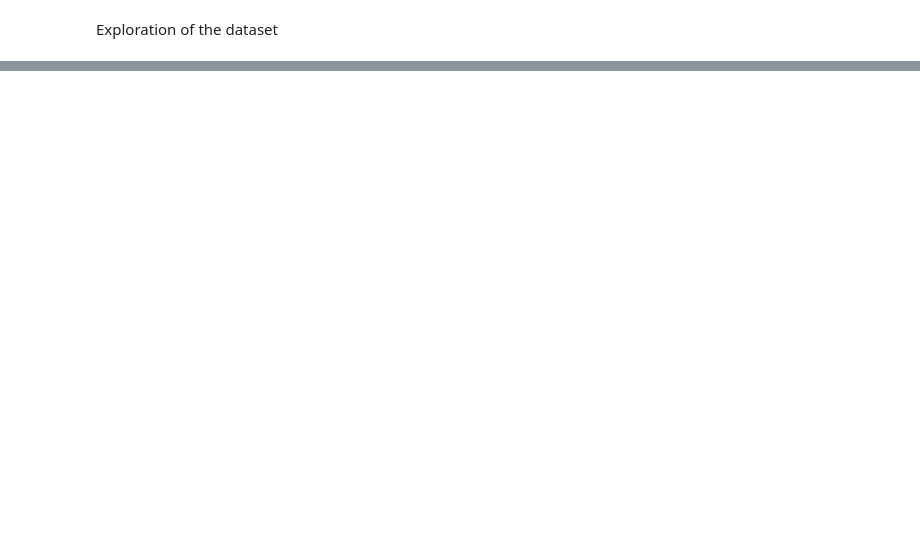
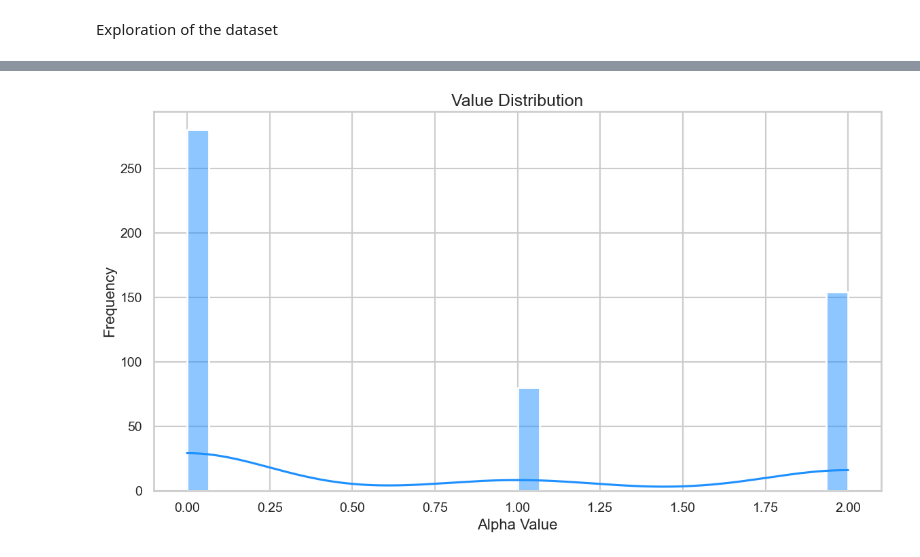
Before and after one commit to mariusBRM/Chain-of-though_UCL, a Jupyter notebook: src/context_exploration.ipynb, the cells around one changed output, grey strips where cells are left out. Cells and saved outputs as stored; diff of their text form; code cells hidden in the pictures; blank space fills up the shorter version.

```diff
--- a/src/context_exploration.ipynb
+++ b/src/context_exploration.ipynb
@@ -94,0 +517,33 @@ Exploration of the dataset
+# %%
+import matplotlib.pyplot as plt
+import seaborn as sns
+
+def plot_distribution(values, title="Value Distribution"):
+    """
+    Plot the distribution of values in a style suited for top-tier ML conferences.
+
+    Args:
+    - values (list): A list of numerical values.
+    - title (str): The title for the plot.
+
+    Returns:
+    - None
+    """
+    # Set the style for seaborn
+    sns.set_style("whitegrid")
+
+    # Set the context to "talk" for larger fonts and lines
+    sns.set_context("talk")
+
+    # Create the plot
+    plt.figure(figsize=(12, 7))
+    sns.histplot(values, kde=True, bins=30, color='dodgerblue', linewidth=2)
+
+    # Set the title, labels, and show the plot
+    plt.title(title, fontsize=18)
+    plt.xlabel("Alpha Value", fontsize=16)
+    plt.ylabel("Frequency", fontsize=16)
+    plt.xticks(fontsize=14)
+    plt.yticks(fontsize=14)
+    plt.tight_layout()
+    plt.show()
@@ -94,0 +555,5 @@ Exploration of the dataset
+# %%
+alpha_aor = pd.read_csv('data/MTBP/Prompt_vs_context/LenghtPenalty/AOR/02/MTBP_Alpha_AOR_LenToken.csv')
+plot_distribution(create_plot_Alpha(alpha_aor))
+# %% [output]
+[figure, added]
```
Also changed, not shown: parts of 55 cells of this notebook, 5 other files.
